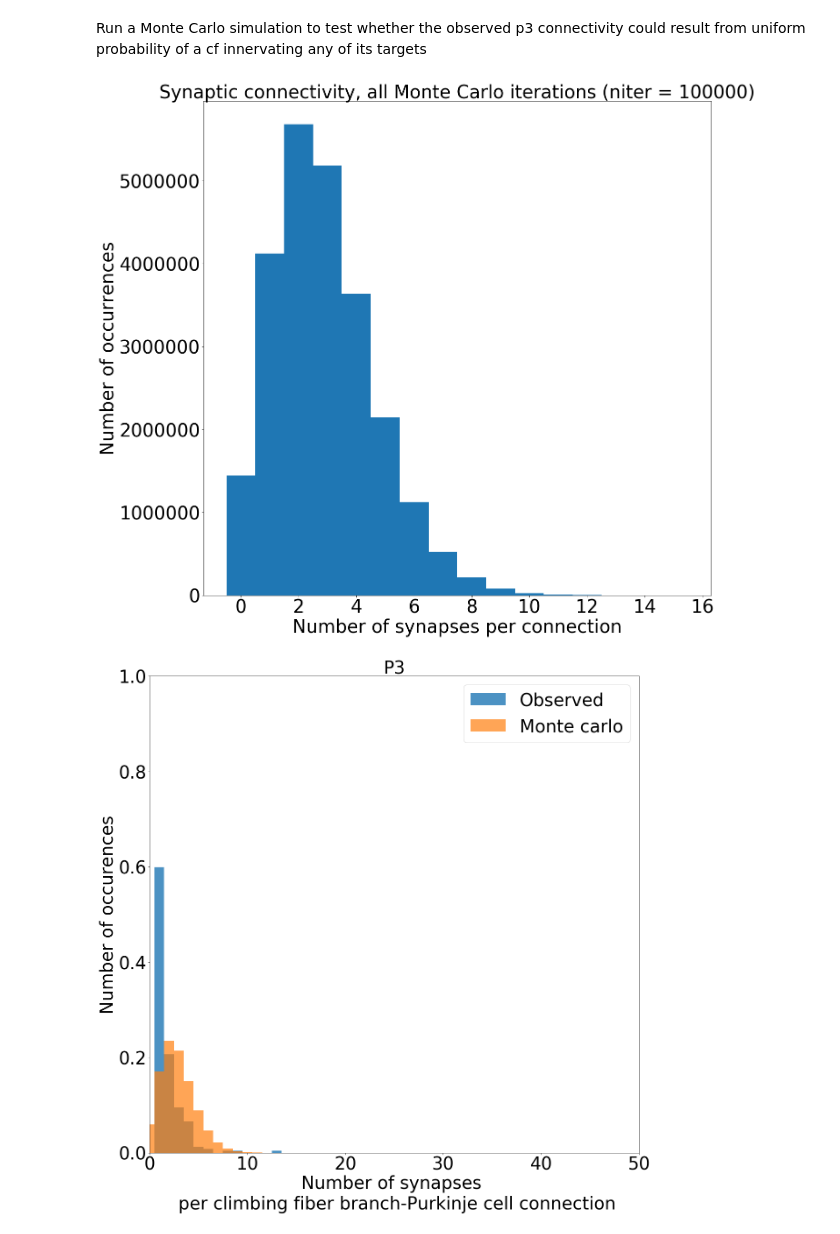
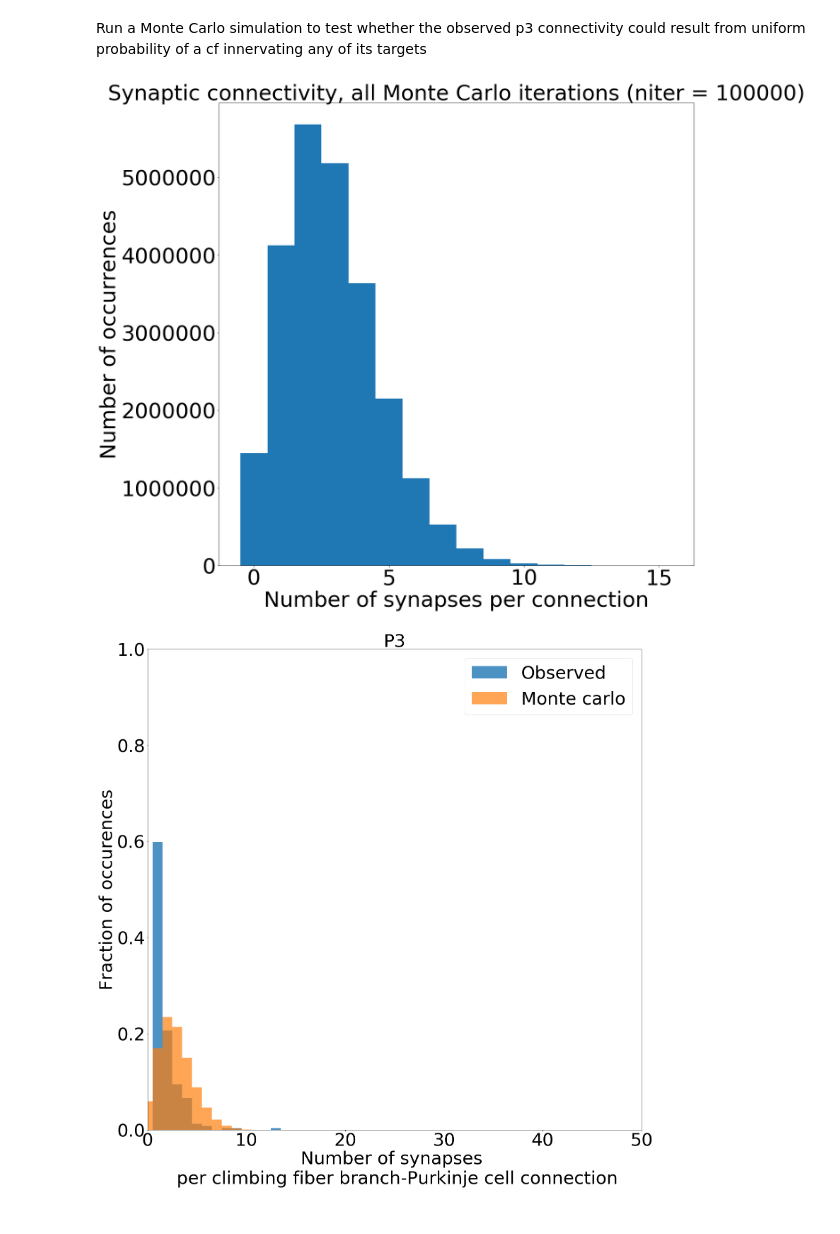
Before and after one commit to amwilson149/baby-andross, a Jupyter notebook: 190203_get_p3_syn_info_from_spreadsheet_axon_cuts.ipynb, the cells around one changed output. Saved outputs shown, nothing was run; the diff lists cells and outputs as text; code cells hidden in the pictures.

```diff
--- a/190203_get_p3_syn_info_from_spreadsheet_axon_cuts.ipynb
+++ b/190203_get_p3_syn_info_from_spreadsheet_axon_cuts.ipynb
@@ -13,11 +10,11 @@ import time
 import matplotlib.pyplot as plt
 # %%
 # Set font size for figures
-FS = 40
+FS = 50
 dFS = 27
 # %%
 # Get connectivity info for all climbing fiber segments that innervate the fully reconstructed Purkinje cell
-fnametarget = './data/raw_connectivity_data/P3_PC1_Synapses_and_Inputs_12-17-2015_Backup_181011.xlsx'
+fnametarget = './data/raw_connectivity_data/P3_cf_mf_input_connectivity_data_20190603.xlsx'
 wb = xlrd.open_workbook(fnametarget)
 sheet       = 'Unkn_Input_Syn_List_MATLAB'
 sht = wb.sheet_by_name(sheet)
@@ -378,13 +375,13 @@ figname_mc_conn = './data/figures/mc_conn_expt/p3_mc_conn_niter_{0}.png'.format(
 plt.savefig(figname_mc_conn)
 
 # Compare the normalized MC and observed distributions
-plt.figure(figsize=(20,20))
+plt.figure(figsize=(25,25))
 plt.hist(conn_obs_nz, bins=histbins_obs_mc, density=True, label='Observed', alpha = 0.8)
 plt.hist(conn_all_mcsnozeros, bins=histbins_obs_mc, density=True, label='Monte carlo', alpha = 0.7)
 plt.xlim((0,50)) # limits are set to be the same for both p3 and p7 plots
 plt.ylim((0,1.0))
 plt.xlabel('Number of synapses \n per climbing fiber branch-Purkinje cell connection',fontsize=FS)
-plt.ylabel('Number of occurences',fontsize=FS)
+plt.ylabel('Fraction of occurences',fontsize=FS)
 plt.title('P3',fontsize=FS)
 plt.legend(loc='best',fontsize=FS)
 plt.tick_params(labelsize=FS)
@@ -426,43 +423,45 @@ ninlimsmedianall = len([q for q in median_each_mc_nz if ((q > lowerlimmedianall)
 fracmoreextrememedianall = 1 - (ninlimsmedianall/len(median_each_mc_nz))
 # Show both
 edges_medians = np.arange(-5,75,10)*0.1
-plt.figure(figsize=(20,20))
+plt.figure(figsize=(25,25))
 ax=plt.subplot()
 hmedians = plt.hist(median_each_mc_nz,bins=edges_medians,label='Monte Carlo')
 plt.plot([medianconn_obs_nz,medianconn_obs_nz],[0,np.max(hmedians[0])+10],'g',label='Observed',linewidth=5)
 plt.xlabel('Median',fontsize=FS)
 plt.ylabel('Number of occurrences',fontsize=FS)
+plt.title('P3',fontsize=FS)
 plt.legend(loc='best',fontsize=FS)
 plt.ticklabel_format(axis='y',style='sci',scilimits=(0,0))
 plt.tick_params(labelsize=FS)
 ax.yaxis.get_offset_text().set_fontsize(FS)
 # plt.show()
 figname_median = './data/figures/mc_conn_expt/p3_median_obs_vs_mc_niter_{0}.png'.format(nrandseq)
 plt.savefig(figname_median)
 
 # Compare scipy skew for Monte Carlo and observed distributions
 skew_py_obs_nz = st.skew(conn_obs_nz)
 # Calculate p-value
 muskewpyallmc = np.mean(skew_py_each_mc_nz)
 obsdiffskewpyall = np.abs(skew_py_obs_nz - muskewpyallmc)
 upperlimskewpyall = muskewpyallmc + obsdiffskewpyall
 lowerlimskewpyall = muskewpyallmc - obsdiffskewpyall
 ninlimsskewpyall = len([q for q in skew_py_each_mc_nz if ((q > lowerlimskewpyall) and (q < upperlimskewpyall))])
 fracmoreextremeskewpyall = 1 - (ninlimsskewpyall/len(skew_py_each_mc_nz))
 # Show both
-plt.figure(figsize=(20,20))
+plt.figure(figsize=(25,25))
 ax=plt.subplot()
 hskewpy = plt.hist(skew_py_each_mc_nz,label='Monte Carlo')
 plt.plot([skew_py_obs_nz,skew_py_obs_nz],[0,np.max(hskewpy[0])+10],'g',label='Observed',linewidth=5)
 plt.xlabel('Skew',fontsize=FS)
 plt.ylabel('Number of occurrences',fontsize=FS)
+plt.title('P3',fontsize=FS)
 plt.legend(loc='best',fontsize=FS)
 plt.ticklabel_format(axis='y',style='sci',scilimits=(0,0))
 plt.tick_params(labelsize=FS)
 ax.yaxis.get_offset_text().set_fontsize(FS)
 # plt.show()
 figname_skew = './data/figures/mc_conn_expt/p3_skew_obs_vs_mc_niter_{0}.png'.format(nrandseq)
 plt.savefig(figname_skew)
 # %% [output]
-[figure, old version]
+[figure, new version]
-[figure, old version]
+[figure, new version]
```
Also changed, not shown: parts of 5 cells of this notebook, 47 other files.
